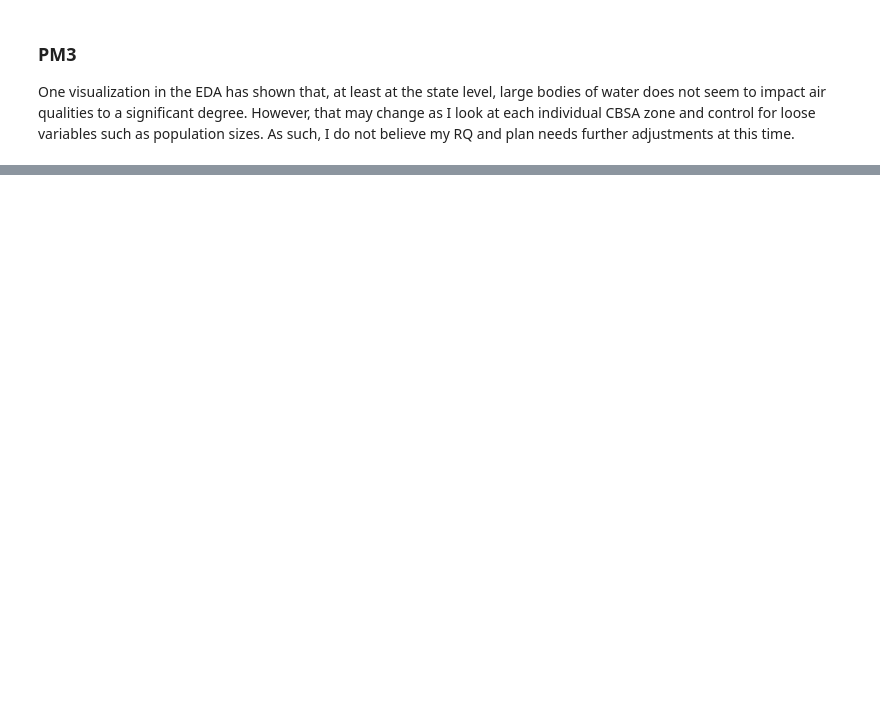
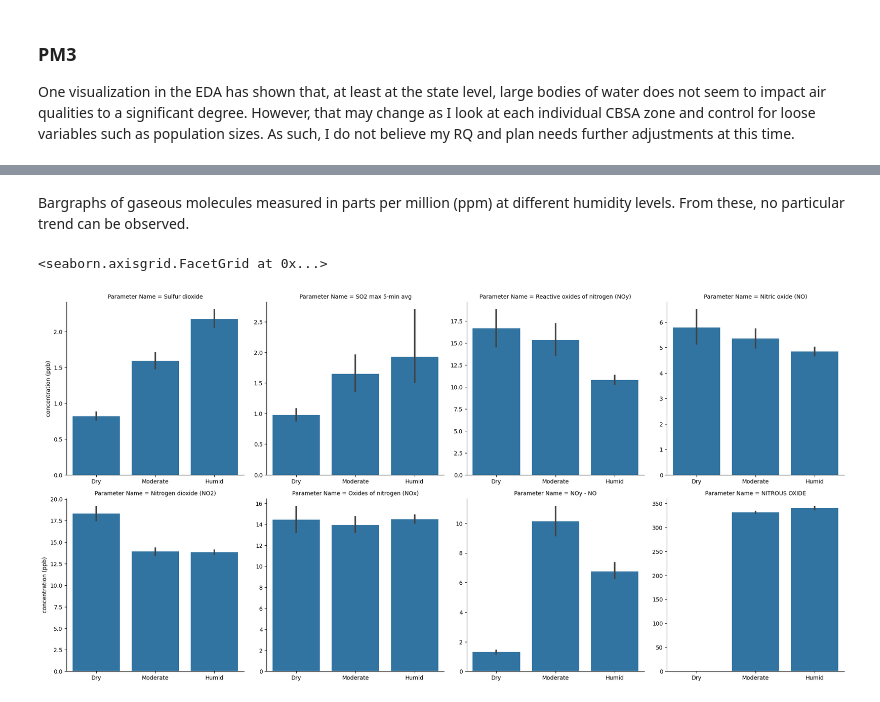
Before and after one commit to ubco-W2022T2-data301/project-group-group04, a Jupyter notebook: analysis/analysis2.ipynb, the cells around one changed output, grey strips where cells are left out. Saved outputs shown, nothing was run; the diff lists cells and outputs as text; code cells hidden in the pictures; blank space fills up the shorter version.

```diff
--- a/analysis/analysis2.ipynb
+++ b/analysis/analysis2.ipynb
@@ -139,0 +78,9 @@ Right CRS: EPSG:4326
+# %% [markdown]
+Bargraphs of gaseous molecules measured in parts per million (ppm) at different humidity levels. From these, no particular trend can be observed.
+# %%
+df = pf.wrangling()
+df = df[df["Units of Measure"].isin(["Parts per billion"])]
+sns.FacetGrid(df, col="Parameter Name", height=5, aspect=1,sharey=None, col_wrap=4,sharex=None).map_dataframe(sns.barplot, y = "Arithmetic Mean", x = "Dryness", order= ["Dry", "Moderate", "Humid"]).set_axis_labels("", "concentration (ppb)")
+# %% [output]
+<seaborn.axisgrid.FacetGrid at 0x...>
+[figure, added]
```
Also changed, not shown: parts of 28 cells of this notebook, 1 other file.
